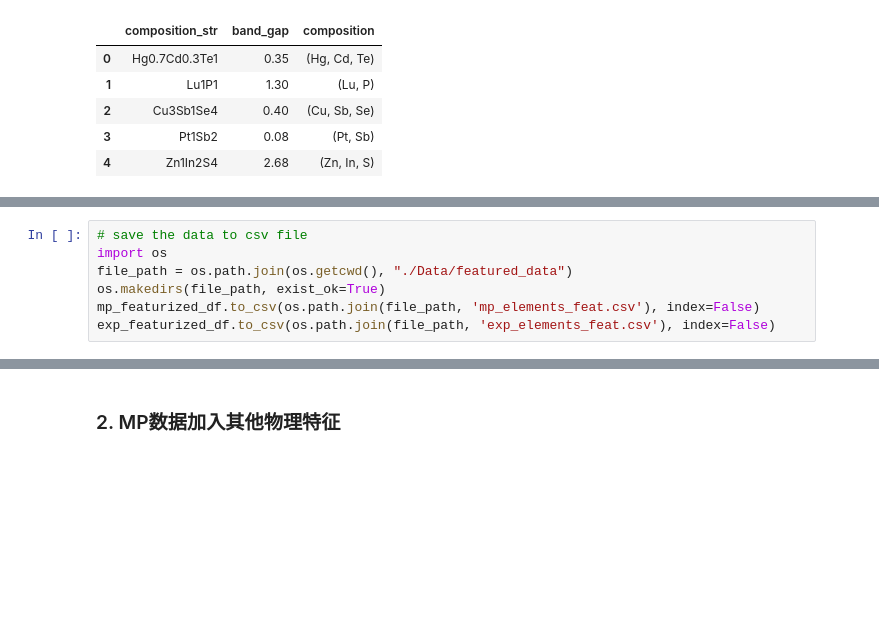
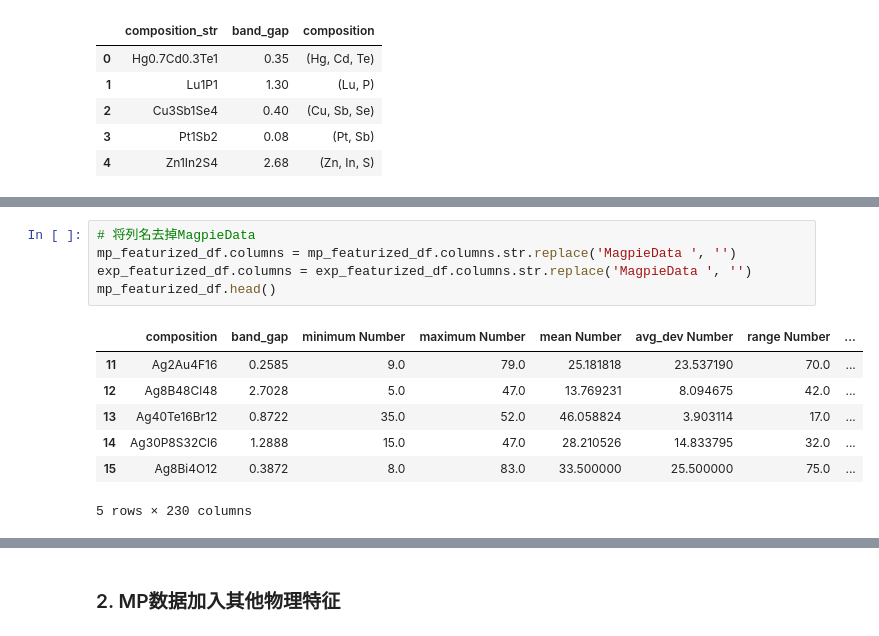
Before and after one commit to Four-Q/Bg_pre3, a Jupyter notebook: 2.1Featurization.ipynb, the cells around one changed output, grey strips where cells are left out. Cells and saved outputs as stored; diff of their text form; blank space fills up the shorter version.

```diff
--- a/2.1Featurization.ipynb
+++ b/2.1Featurization.ipynb
@@ -122,7 +247,13 @@ exp_featurized_df.head()
-# %%
-# save the data to csv file
-import os
-file_path = os.path.join(os.getcwd(), "./Data/featured_data")
-os.makedirs(file_path, exist_ok=True)
-mp_featurized_df.to_csv(os.path.join(file_path, 'mp_elements_feat.csv'), index=False)
-exp_featurized_df.to_csv(os.path.join(file_path, 'exp_elements_feat.csv'), index=False)
+# %%
+# 将列名去掉MagpieData
+mp_featurized_df.columns = mp_featurized_df.columns.str.replace('MagpieData ', '')
+exp_featurized_df.columns = exp_featurized_df.columns.str.replace('MagpieData ', '')
+mp_featurized_df.head()
+# %% [output]
+|  | composition | band_gap | minimum Number | maximum Number | mean Number | avg_dev Number | range Number | ... |
+| 11 | Ag2Au4F16 | 0.2585 | 9.0 | 79.0 | 25.181818 | 23.537190 | 70.0 | ... |
+| 12 | Ag8B48Cl48 | 2.7028 | 5.0 | 47.0 | 13.769231 | 8.094675 | 42.0 | ... |
+| 13 | Ag40Te16Br12 | 0.8722 | 35.0 | 52.0 | 46.058824 | 3.903114 | 17.0 | ... |
+| 14 | Ag30P8S32Cl6 | 1.2888 | 15.0 | 47.0 | 28.210526 | 14.833795 | 32.0 | ... |
+| 15 | Ag8Bi4O12 | 0.3872 | 8.0 | 83.0 | 33.500000 | 25.500000 | 75.0 | ... |
+5 rows × 230 columns
```
Also changed, not shown: parts of 25 cells of this notebook, 25 other files.
